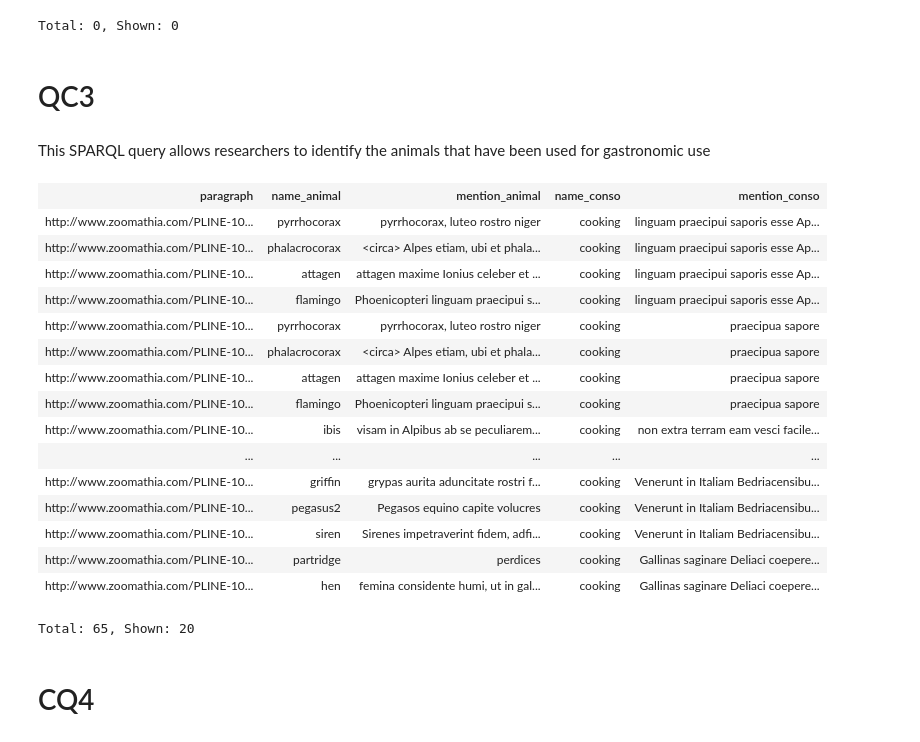
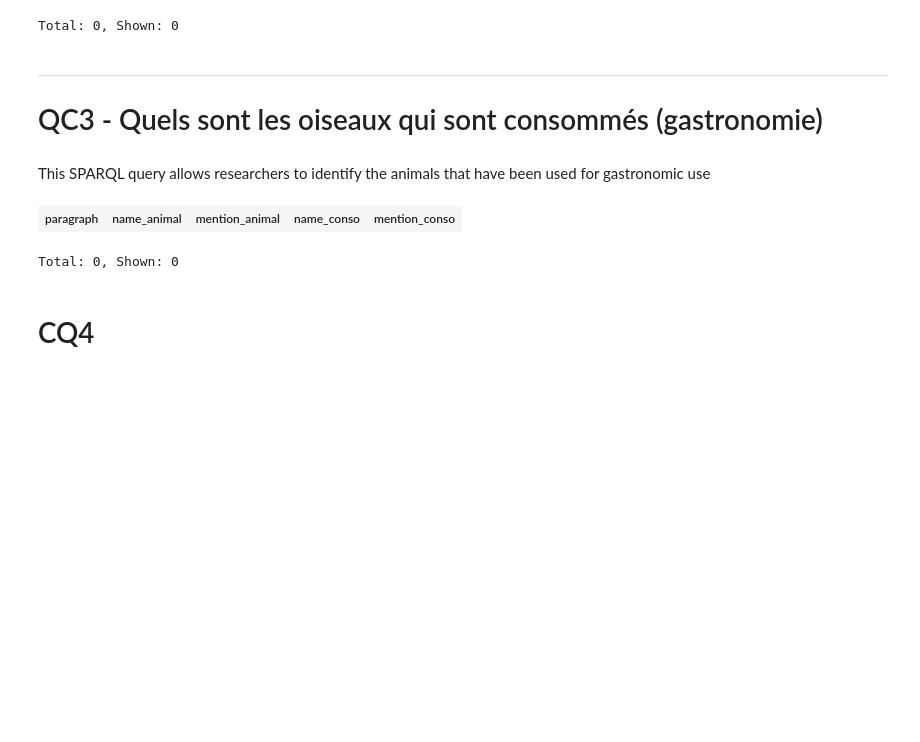
Before and after one commit to Sensaku/CEPAM-CNRS-Zoomathia, a Jupyter notebook: Projet_Zoomathia/QC/Pline-KG_Queries.ipynb, the cells around one changed output. Drawn from its saved outputs; the diff is of its cells as text; code cells hidden in the pictures; blank space fills up the shorter version.

```diff
--- a/Projet_Zoomathia/QC/Pline-KG_Queries.ipynb
+++ b/Projet_Zoomathia/QC/Pline-KG_Queries.ipynb
@@ -226,60 +234,37 @@ ORDER BY ?paragraph
 # %% [output]
 | chapter_id | paragraph_id | name_animal | mention_animal | mention_anecdote |
 Total: 0, Shown: 0
-# %% [markdown]
-# QC3
+# %% [markdown]
+<hr>
+
+# QC3 - Quels sont les oiseaux qui sont consommés (gastronomie)
 # %% [markdown]
 This SPARQL query allows researchers to identify the animals that have been used for gastronomic use
 # %%
 SELECT DISTINCT ?paragraph ?name_animal ?mention_animal ?name_conso ?mention_conso WHERE {
-  ?annotation1 a oa:Annotation;
-              oa:hasBody ?animal;
-              oa:hasTarget ?target1.
-  ?target1 oa:hasSource ?paragraph;
-     oa:hasSelector ?selector.
+  ?annotation1 oa:hasBody ?animal; oa:hasTarget [
+    oa:hasSource ?paragraph;
+    oa:hasSelector [
+        oa:exact ?mention_animal
+        ]
+    ].
 
-  ?selector oa:exact ?mention_animal.
+  ?animal skos:prefLabel ?name_animal; skos:broader+ ?animal_generic.
 
-  ?animal a skos:Concept;
-       skos:prefLabel ?name_animal;
-       skos:broader+ ?animal_generique.
-
-  ?animal_generique a skos:Concept;
-       skos:prefLabel ?name_animal_generique.
+  ?animal_generic skos:prefLabel ?name_animal_generic.
 
   ?annotation2 oa:hasBody ?conso;
-        oa:hasTarget ?target2.
-  ?target2 oa:hasSource ?paragraph;
-      oa:hasSelector ?selector2.
-  ?selector2 oa:exact ?mention_conso.
+        oa:hasTarget  [oa:hasSource ?paragraph;
+      oa:hasSelector [oa:exact ?mention_conso]].
 
-  ?conso skos:prefLabel ?name_conso;
-         skos:broader+ ?conso_generique.
+  ?conso skos:prefLabel ?name_conso; skos:broader+ ?conso_generique.
   ?conso_generique skos:prefLabel "animal in human nourishing"@en.
-
-  FILTER (str(?name_animal_generique) in ("BIRD","BIRD WITH CLAW","BIRD WITH TOES","WATERBIRD","NIGHT BIRD","MIGRATORY BIRD", "PALMIPED BIRD")).
-  FILTER (lang(?name_animal) = "en").
-  FILTER (lang(?name_conso) = "en")
+FILTER (str(?name_animal_generic) in ("BIRD","BIRD WITH CLAW","BIRD WITH TOES","WATERBIRD","NIGHT BIRD","MIGRATORY BIRD", "PALMIPED BIRD")).
 }
 ORDER BY ?paragraph
 # %% [output]
 | paragraph | name_animal | mention_animal | name_conso | mention_conso |
-| http://www.zoomathia.com/PLINE-10... | pyrrhocorax | pyrrhocorax, luteo rostro niger | cooking | linguam praecipui saporis esse Ap... |
-| http://www.zoomathia.com/PLINE-10... | phalacrocorax | <circa> Alpes etiam, ubi et phala... | cooking | linguam praecipui saporis esse Ap... |
-| http://www.zoomathia.com/PLINE-10... | attagen | attagen maxime Ionius celeber et ... | cooking | linguam praecipui saporis esse Ap... |
-| http://www.zoomathia.com/PLINE-10... | flamingo | Phoenicopteri linguam praecipui s... | cooking | linguam praecipui saporis esse Ap... |
-| http://www.zoomathia.com/PLINE-10... | pyrrhocorax | pyrrhocorax, luteo rostro niger | cooking | praecipua sapore |
-| http://www.zoomathia.com/PLINE-10... | phalacrocorax | <circa> Alpes etiam, ubi et phala... | cooking | praecipua sapore |
-| http://www.zoomathia.com/PLINE-10... | attagen | attagen maxime Ionius celeber et ... | cooking | praecipua sapore |
-| http://www.zoomathia.com/PLINE-10... | flamingo | Phoenicopteri linguam praecipui s... | cooking | praecipua sapore |
-| http://www.zoomathia.com/PLINE-10... | ibis | visam in Alpibus ab se peculiarem... | cooking | non extra terram eam vesci facile... |
-| ... | ... | ... | ... | ... |
-| http://www.zoomathia.com/PLINE-10... | griffin | grypas aurita aduncitate rostri f... | cooking | Venerunt in Italiam Bedriacensibu... |
-| http://www.zoomathia.com/PLINE-10... | pegasus2 | Pegasos equino capite volucres | cooking | Venerunt in Italiam Bedriacensibu... |
-| http://www.zoomathia.com/PLINE-10... | siren | Sirenes impetraverint fidem, adfi... | cooking | Venerunt in Italiam Bedriacensibu... |
-| http://www.zoomathia.com/PLINE-10... | partridge | perdices | cooking | Gallinas saginare Deliaci coepere... |
-| http://www.zoomathia.com/PLINE-10... | hen | femina considente humi, ut in gal... | cooking | Gallinas saginare Deliaci coepere... |
-Total: 65, Shown: 20
+Total: 0, Shown: 0
 # %% [markdown]
 # CQ4
 # %% [markdown]
```
Also changed, not shown: parts of 17 cells of this notebook.
